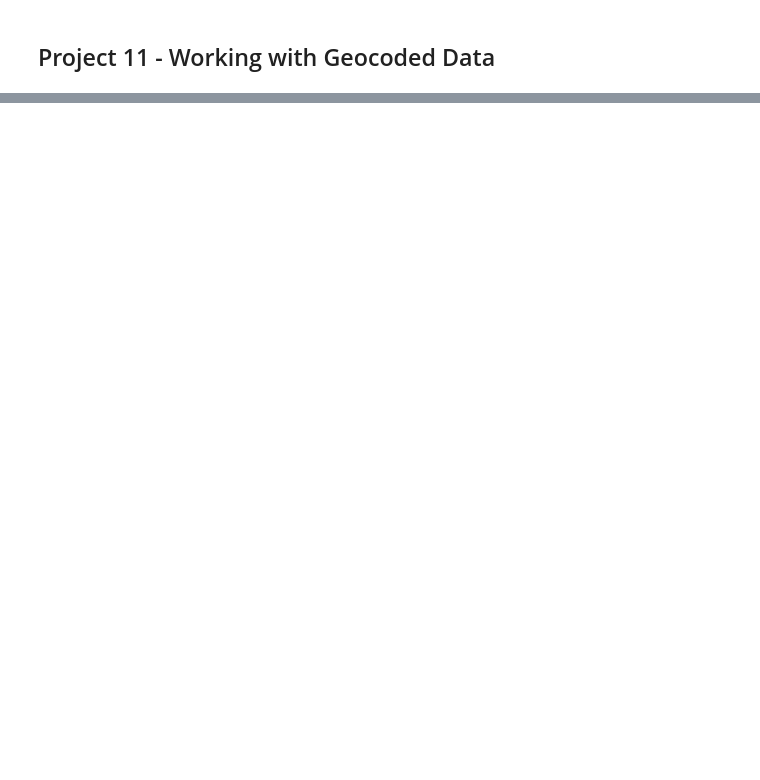
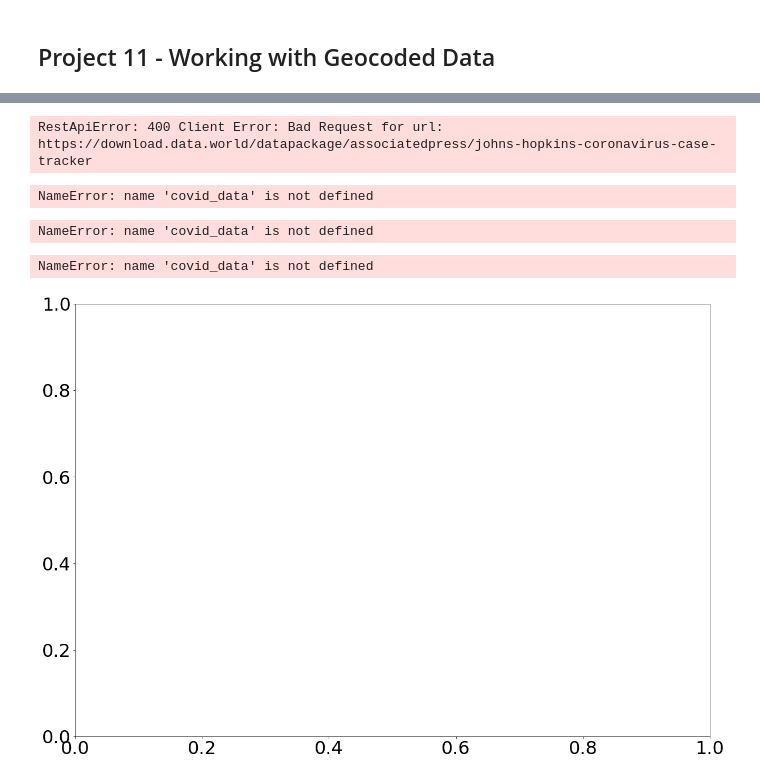
Before and after one commit to ftabassum0614/Projects, a Jupyter notebook: In Class Projects/Project 11 - Working with Geocoded Data.ipynb, the cells around one changed output, grey strips where cells are left out. Saved outputs shown, nothing was run; the diff lists cells and outputs as text; code cells hidden in the pictures; blank space fills up the shorter version.

```diff
--- a/In Class Projects/Project 11 - Working with Geocoded Data.ipynb
+++ b/In Class Projects/Project 11 - Working with Geocoded Data.ipynb
@@ -121,0 +110,5 @@ ModuleNotFoundError: No module named 'geopandas'
+# %%
+fips_name = "fips_code"
+map_data = import_geo_data(
+    filename = "countiesWithStatesAndPopulation.shp",
+    index_col ="Date", FIPS_name = fips_name)
@@ -121,0 +139,40 @@ ModuleNotFoundError: No module named 'geopandas'
+# %%
+def import_covid_data(FIPS_name):
+    dataset = dw.load_dataset(
+        "associatedpress/johns-hopkins-coronavirus-case-tracker",
+        auto_update = True)
+    covid_data = dataset.dataframes["2_cases_and_deaths_by_county_timeseries"]
+    covid_data = covid_data[covid_data[FIPS_name] < 57000]
+    covid_data = covid_data[covid_data[FIPS_name] > 0]
+
+    covid_data[FIPS_name] = covid_data[FIPS_name].astype(np.int64)
+    # format the date columns as datetime
+    covid_data["date"] = pd.to_datetime(covid_data["date"])
+    covid_data.set_index([FIPS_name, "date"], inplace = True)
+    covid_data["state_abr"] = ""
+    for state, abr in state_dict.items():
+        covid_data.loc[covid_data["state"] == state, "state_abr"] = abr
+    covid_data["Location"] = covid_data["location_name"] + ", " + \
+                                       covid_data["state_abr"]
+
+    return covid_data
+# %%
+covid_data = import_covid_data(FIPS_name = fips_name)
+# %% [output]
+RestApiError: 400 Client Error: Bad Request for url: https://download.data.world/datapackage/associatedpress/johns-hopkins-coronavirus-case-tracker
+# %%
+covid_data
+# %% [output]
+NameError: name 'covid_data' is not defined
+# %%
+covid_data[covid_data["state"] == "North Dakota"].groupby("date").sum()[["new_cases", "new_deaths"]]
+# %% [output]
+NameError: name 'covid_data' is not defined
+# %%
+fig,ax = plt.subplots(figsize = (20,14))
+covid_data.groupby("date").sum().loc["2021-03-01":,["new_cases", "new_deaths"]].plot.line(
+    secondary_y = "new_deaths", ax = ax)
+ax.set_title("United States")
+# %% [output]
+NameError: name 'covid_data' is not defined
+[figure, added]
```
Also changed, not shown: parts of 21 cells of this notebook, 44 other files.
